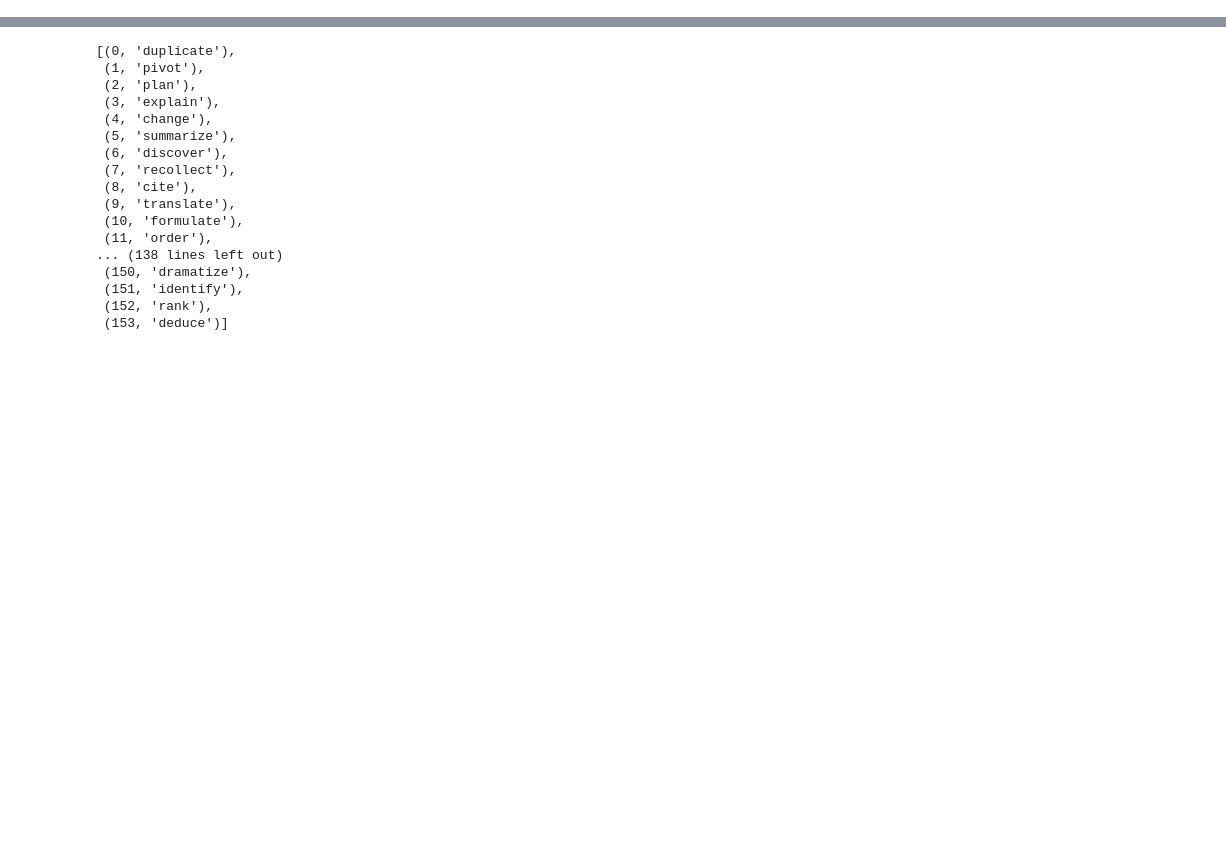
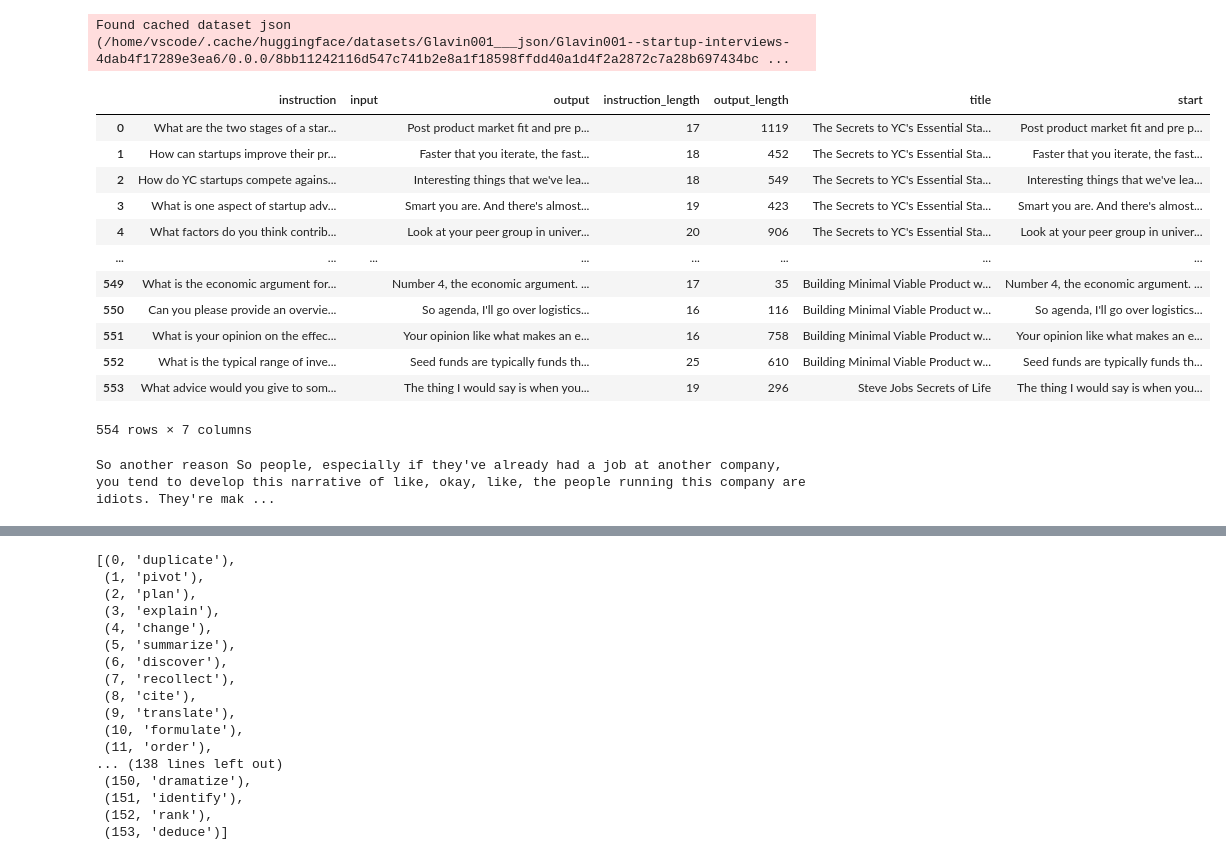
Before and after one commit to Glavin001/Data2AITextbook, a Jupyter notebook: scripts/bloom-builder.ipynb, the cells around one changed output, grey strips where cells are left out. Saved outputs shown, nothing was run; the diff lists cells and outputs as text; code cells hidden in the pictures; blank space fills up the shorter version.

```diff
--- a/scripts/bloom-builder.ipynb
+++ b/scripts/bloom-builder.ipynb
@@ -5 +6,27 @@ import json
 from typing import List
+# %%
+dataset = datasets.load_dataset("Glavin001/startup-interviews")
+df = dataset['train'].to_pandas()
+display(df)
+# %% [output]
+Found cached dataset json (/home/vscode/.cache/huggingface/datasets/Glavin001___json/Glavin001--startup-interviews-4dab4f17289e3ea6/0.0.0/8bb11242116d547c741b2e8a1f18598ffdd40a1d4f2a2872c7a28b697434bc ...
+|  | instruction | input | output | instruction_length | output_length | title | start |
+| 0 | What are the two stages of a star... |  | Post product market fit and pre p... | 17 | 1119 | The Secrets to YC's Essential Sta... | Post product market fit and pre p... |
+| 1 | How can startups improve their pr... |  | Faster that you iterate, the fast... | 18 | 452 | The Secrets to YC's Essential Sta... | Faster that you iterate, the fast... |
+| 2 | How do YC startups compete agains... |  | Interesting things that we've lea... | 18 | 549 | The Secrets to YC's Essential Sta... | Interesting things that we've lea... |
+| 3 | What is one aspect of startup adv... |  | Smart you are. And there's almost... | 19 | 423 | The Secrets to YC's Essential Sta... | Smart you are. And there's almost... |
+| 4 | What factors do you think contrib... |  | Look at your peer group in univer... | 20 | 906 | The Secrets to YC's Essential Sta... | Look at your peer group in univer... |
+| ... | ... | ... | ... | ... | ... | ... | ... |
+| 549 | What is the economic argument for... |  | Number 4, the economic argument. ... | 17 | 35 | Building Minimal Viable Product w... | Number 4, the economic argument. ... |
+| 550 | Can you please provide an overvie... |  | So agenda, I'll go over logistics... | 16 | 116 | Building Minimal Viable Product w... | So agenda, I'll go over logistics... |
+| 551 | What is your opinion on the effec... |  | Your opinion like what makes an e... | 16 | 758 | Building Minimal Viable Product w... | Your opinion like what makes an e... |
+| 552 | What is the typical range of inve... |  | Seed funds are typically funds th... | 25 | 610 | Building Minimal Viable Product w... | Seed funds are typically funds th... |
+| 553 | What advice would you give to som... |  | The thing I would say is when you... | 19 | 296 | Steve Jobs Secrets of Life | The thing I would say is when you... |
+554 rows × 7 columns
+# %%
+# pick random entry from dataframe
+entry = df.sample().iloc[0]
+input_text = entry['output']
+print(input_text)
+# %% [output]
+So another reason So people, especially if they've already had a job at another company, you tend to develop this narrative of like, okay, like, the people running this company are idiots. They're mak ...
```
Also changed, not shown: parts of 30 cells of this notebook.
